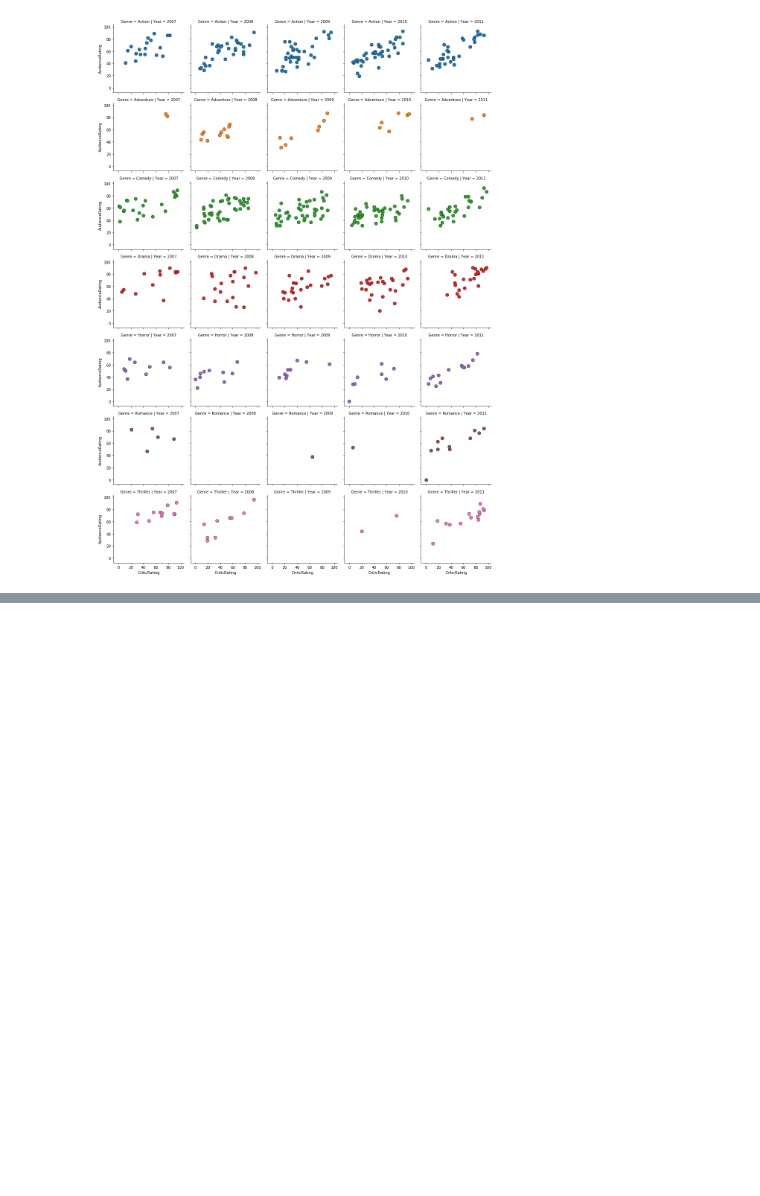
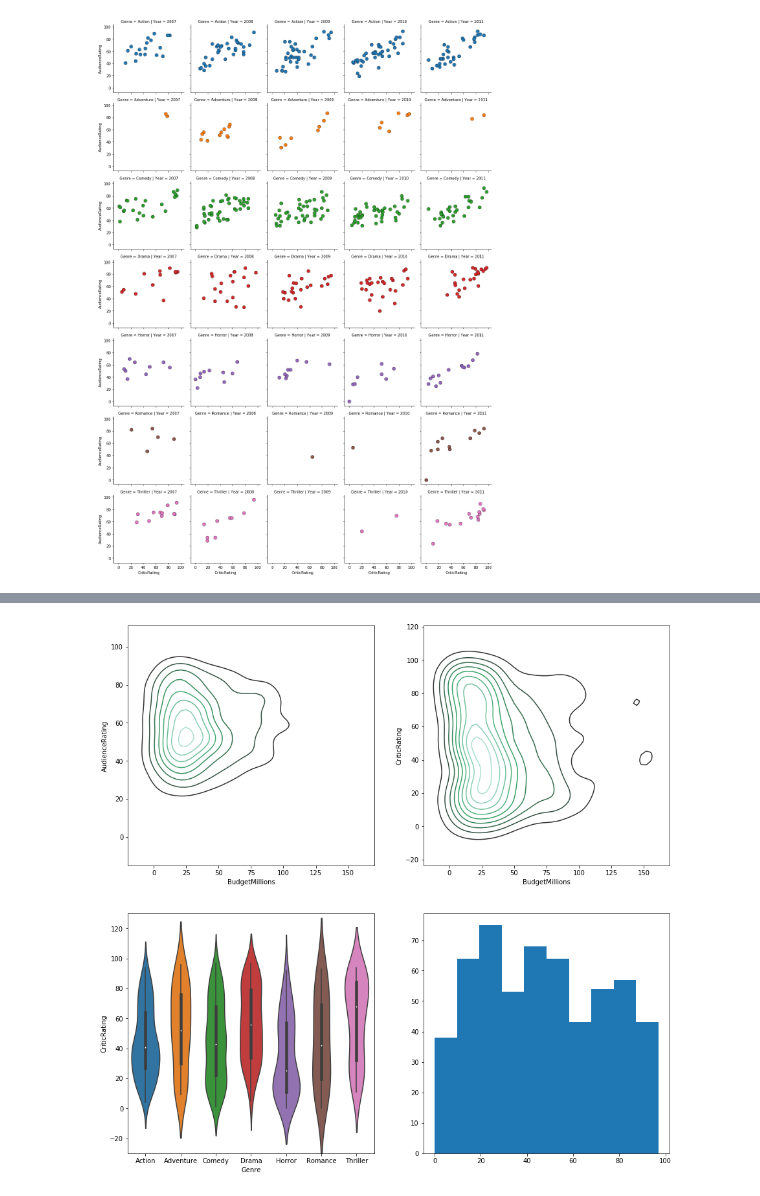
Before and after one commit to BCshirdavani/PythonAZ, a Jupyter notebook: Module 6 - Advanced Viz.ipynb, the cells around one changed output, grey strips where cells are left out. Cells and saved outputs as stored; diff of their text form; code cells hidden in the pictures; blank space fills up the shorter version.

```diff
--- a/Module 6.ipynb
+++ b/Module 6 - Advanced Viz.ipynb
@@ -262,0 +296,15 @@ g = g.map(plt.scatter, 'CriticRating', 'AudienceRating', **kws)
+# %%
+# adding a non-seaborn plot to the dashboard
+f, axes = plt.subplots(2, 2, figsize = (15, 15))
+k1 = sns.kdeplot(movies.BudgetMillions, movies.AudienceRating, ax = axes[0,0])
+k2 = sns.kdeplot(movies.BudgetMillions, movies.CriticRating, ax = axes[0,1])
+k1.set(xlim = (-20,170))
+k2.set(xlim = (-20,170))
+z = sns.violinplot(data = movies, x = 'Genre', y = 'CriticRating', ax = axes[1,0])
+
+# adding non-seaborn plot here...prefix with axes[1,1] location
+axes[1,1].hist(movies.CriticRating)
+z.set(ylim = (-30,130))
+plt.show()
+# %% [output]
+[figure, added]
```
Also changed, not shown: parts of 7 cells of this notebook.
